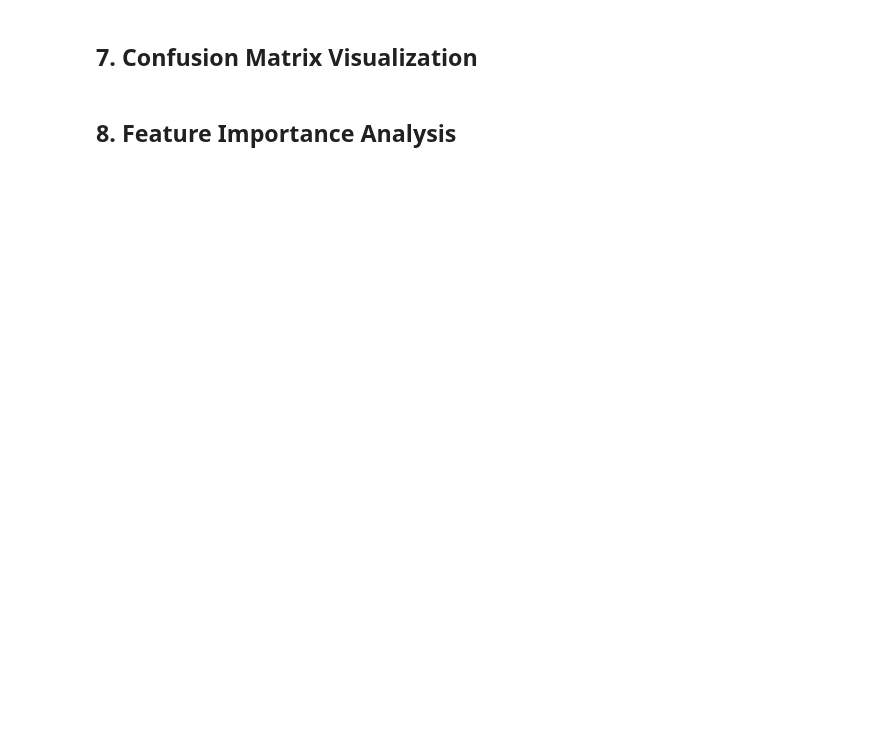
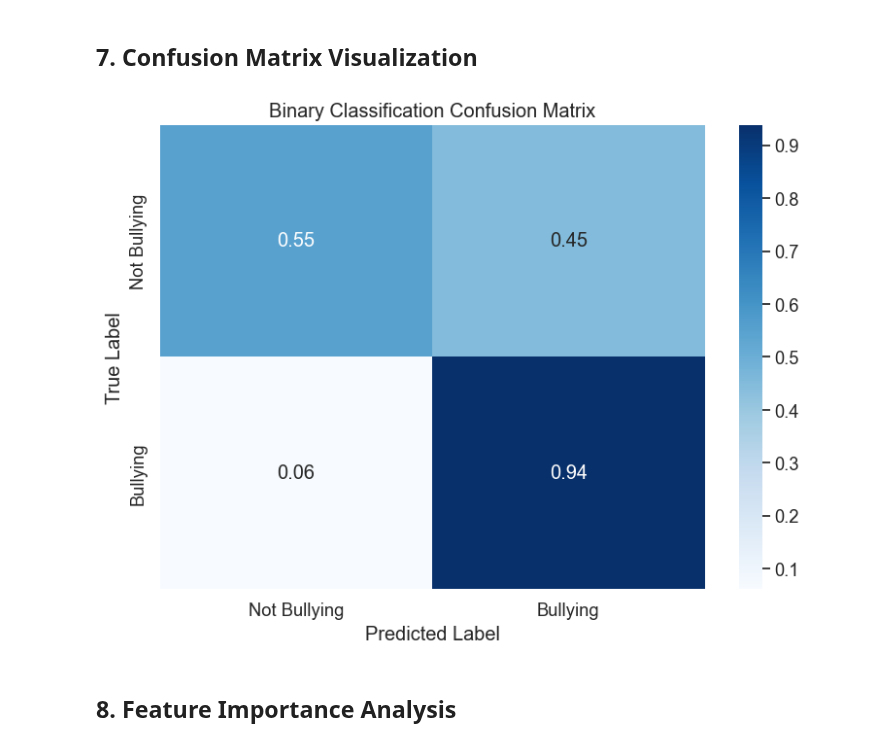
Before and after one commit to NotAlpha45/bangla-cyberbullying, a Jupyter notebook: code/random_forest_run/binary_class.ipynb, the cells around one changed output. Drawn from its saved outputs; the diff is of its cells as text; code cells hidden in the pictures; blank space fills up the shorter version.

```diff
--- a/code/random_forest_run/binary_class.ipynb
+++ b/code/random_forest_run/binary_class.ipynb
@@ -207,23 +235,25 @@ print(classification_report(y_test, y_pred, target_names=["Not Bully", "Bully"])
 # %% [markdown]
 ## 7. Confusion Matrix Visualization
 # %%
-# Create and display confusion matrix
+# Create and display confusion matrix for binary classification
 plt.figure(figsize=(8, 6))
 cm = confusion_matrix(y_test, y_pred)
 cm_norm = cm.astype("float") / cm.sum(axis=1)[:, np.newaxis]  # Normalize
 sns.heatmap(
     cm_norm,
     annot=True,
     fmt=".2f",
     cmap="Blues",
-    xticklabels=["Not Bully", "Bully"],
-    yticklabels=["Not Bully", "Bully"],
+    xticklabels=["Not Bullying", "Bullying"],
+    yticklabels=["Not Bullying", "Bullying"],
 )
 plt.xlabel("Predicted Label")
 plt.ylabel("True Label")
-plt.title("Normalized Confusion Matrix")
+plt.title("Binary Classification Confusion Matrix")
 plt.tight_layout()
 plt.show()
+# %% [output]
+[figure, added]
 # %% [markdown]
 ## 8. Feature Importance Analysis
 # %%
```
Also changed, not shown: parts of 20 cells of this notebook.
